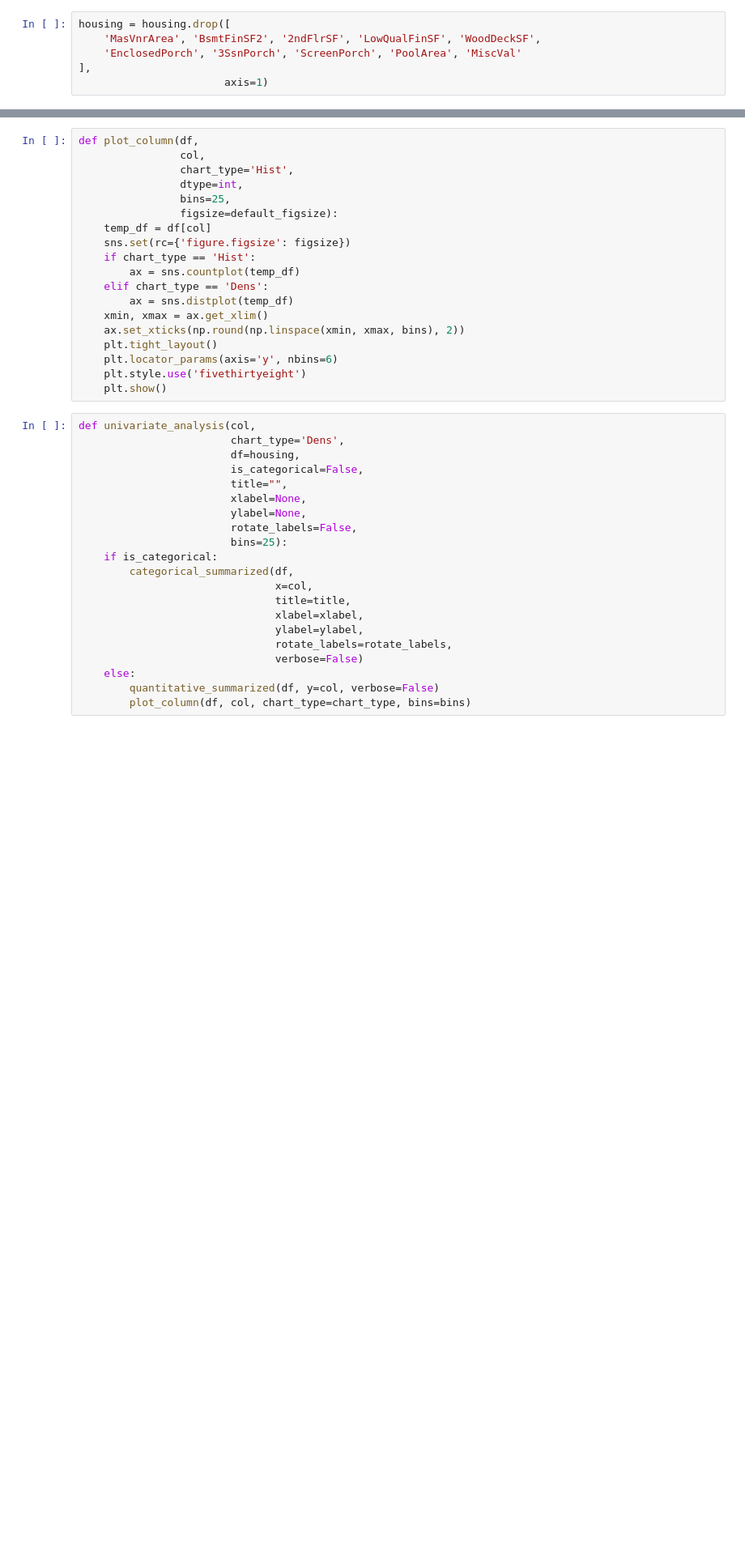
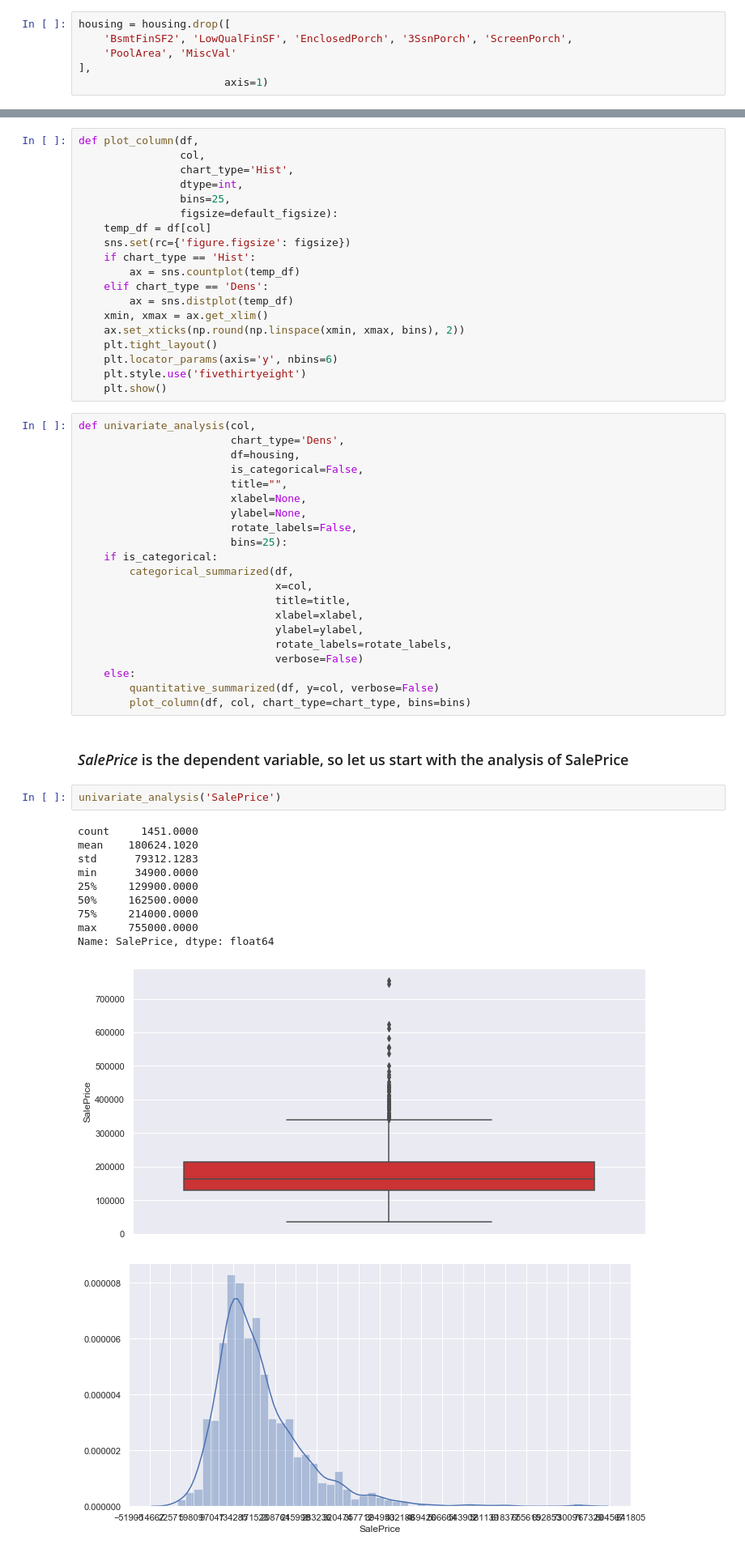
Before and after one commit to ashwanikumar04/regularized-housing-price, a Jupyter notebook: housing-price.ipynb, the cells around one changed output, grey strips where cells are left out. Shown at 81% size. Saved outputs shown, nothing was run; the diff lists cells and outputs as text; blank space fills up the shorter version.

```diff
--- a/housing-price.ipynb
+++ b/housing-price.ipynb
@@ -223,7 +247,7 @@ We can delete the columns which have more 50% **0** values as shown above.
 # %%
 housing = housing.drop([
-    'MasVnrArea', 'BsmtFinSF2', '2ndFlrSF', 'LowQualFinSF', 'WoodDeckSF',
-    'EnclosedPorch', '3SsnPorch', 'ScreenPorch', 'PoolArea', 'MiscVal'
+    'BsmtFinSF2', 'LowQualFinSF', 'EnclosedPorch', '3SsnPorch', 'ScreenPorch',
+    'PoolArea', 'MiscVal'
 ],
                        axis=1)
 # %% [markdown]
@@ -375,3 +399,20 @@ def univariate_analysis(col,
     else:
         quantitative_summarized(df, y=col, verbose=False)
         plot_column(df, col, chart_type=chart_type, bins=bins)
+# %% [markdown]
+
+### *SalePrice* is the dependent variable, so let us start with the analysis of SalePrice
+# %%
+univariate_analysis('SalePrice')
+# %% [output]
+count     1451.0000
+mean    180624.1020
+std      79312.1283
+min      34900.0000
+25%     129900.0000
+50%     162500.0000
+75%     214000.0000
+max     755000.0000
+Name: SalePrice, dtype: float64
+[figure, added]
+[figure, added]
```
Also changed, not shown: parts of 93 cells of this notebook.
